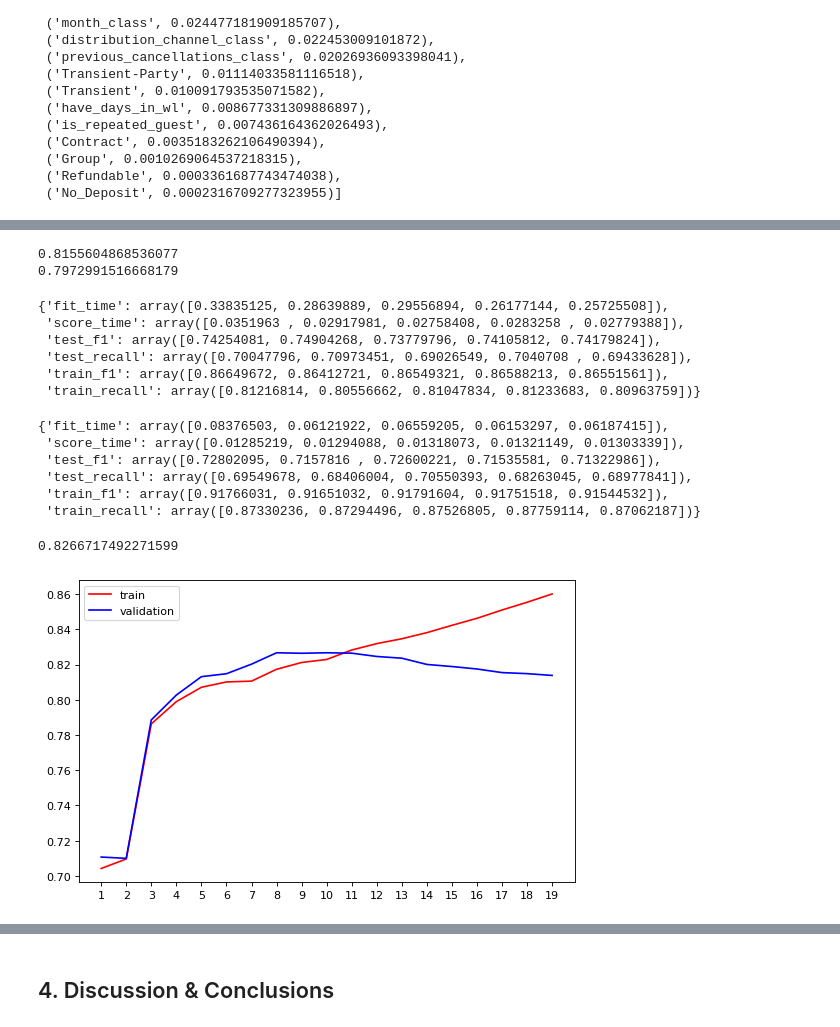
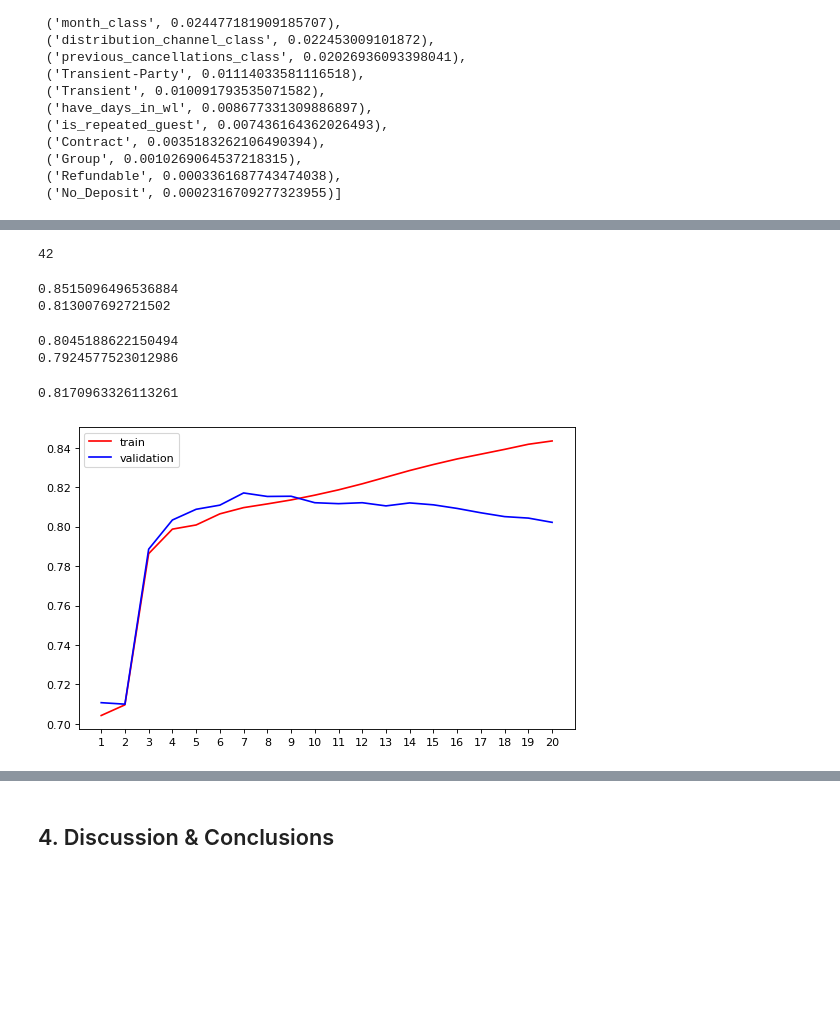
Before and after one commit to AngeloYin0826/MLP_project2, a Jupyter notebook: proj2.ipynb, the cells around one changed output, grey strips where cells are left out. Saved outputs shown, nothing was run; the diff lists cells and outputs as text; code cells hidden in the pictures; blank space fills up the shorter version.

Commit message:
graph to be plotted

```diff
--- a/proj2.ipynb
+++ b/proj2.ipynb
@@ -609,6 +589,7 @@ Index(['mean_fit_time', 'std_fit_time', 'mean_score_time', 'std_score_time',
 # %% [markdown]
 ### 3.x Decision Tree
 # %%
-clf = DecisionTreeClassifier(random_state=42, max_depth = 11)
+# initial model
+clf = DecisionTreeClassifier(random_state=42)
 clf.fit(X_train, y_train)
 # %% [output]
@@ -686,6 +657,19 @@ print(clf.score(X_valid, y_valid))
+# %%
+clf2 = DecisionTreeClassifier(random_state=42)
+clf2.fit(X_train2, y_train2)
+
+print(clf2.get_depth())
+# %% [output]
+42
+# %%
+print(clf2.score(X_train2, y_train2))
+print(clf2.score(X_valid2, y_valid2))
+# %% [output]
+0.8515096496536884
+0.813007692721502
 # %%
-print(cross_val_score(clf, X_train, y_train, cv = 5).mean())
-print(cross_val_score(clf, X_valid, y_valid, cv = 5).mean())
+print(cross_val_score(clf2, X_train2, y_train2, cv = 5).mean())
+print(cross_val_score(clf2, X_valid2, y_valid2, cv = 5).mean())
 # %% [output]
-0.8155604868536077
-0.7972991516668179
+0.8045188622150494
+0.7924577523012986
@@ -695,39 +676,25 @@ scores_valid = cross_validate(clf, X_valid, y_valid, cv = 5, scoring=('f1', 'rec
-# %%
-scores_train
-# %% [output]
-{'fit_time': array([0.33835125, 0.28639889, 0.29556894, 0.26177144, 0.25725508]),
- 'score_time': array([0.0351963 , 0.02917981, 0.02758408, 0.0283258 , 0.02779388]),
- 'test_f1': array([0.74254081, 0.74904268, 0.73779796, 0.74105812, 0.74179824]),
- 'test_recall': array([0.70047796, 0.70973451, 0.69026549, 0.7040708 , 0.69433628]),
- 'train_f1': array([0.86649672, 0.86412721, 0.86549321, 0.86588213, 0.86551561]),
- 'train_recall': array([0.81216814, 0.80556662, 0.81047834, 0.81233683, 0.80963759])}
-# %%
-scores_valid
-# %% [output]
-{'fit_time': array([0.08376503, 0.06121922, 0.06559205, 0.06153297, 0.06187415]),
- 'score_time': array([0.01285219, 0.01294088, 0.01318073, 0.01321149, 0.01303339]),
- 'test_f1': array([0.72802095, 0.7157816 , 0.72600221, 0.71535581, 0.71322986]),
- 'test_recall': array([0.69549678, 0.68406004, 0.70550393, 0.68263045, 0.68977841]),
- 'train_f1': array([0.91766031, 0.91651032, 0.91791604, 0.91751518, 0.91544532]),
- 'train_recall': array([0.87330236, 0.87294496, 0.87526805, 0.87759114, 0.87062187])}
 # %%
+# have a look at the influence of the hyper parameter `max_depth`
+
 tr = []
 te = []
-for i in range(19):
-  clf = DecisionTreeClassifier(random_state = 42, max_depth = i+1, criterion = "entropy")
-  clf = clf.fit(X_train, y_train)
-  score_tr = clf.score(X_train, y_train)
-  score_te = cross_val_score(clf, X_valid, y_valid, cv = 5).mean()
-  tr.append(score_tr)
-  te.append(score_te)
+for i in range(20):
+    clf = DecisionTreeClassifier(random_state = 42, max_depth = i+1, criterion = "entropy")
+    clf = clf.fit(X_train2, y_train2)
+
+    score_tr = clf.score(X_train2, y_train2)
+    score_te = cross_val_score(clf, X_valid2, y_valid2, cv = 5).mean()
+
+    tr.append(score_tr)
+    te.append(score_te)
 
 print(max(te))
-plt.plot(range(1, 20), tr, color = "red", label = "train")
-plt.plot(range(1, 20), te, color = "blue", label = "validation")
-plt.xticks(range(1, 20))
+plt.plot(range(1, 21), tr, color = "red", label = "train")
+plt.plot(range(1, 21), te, color = "blue", label = "validation")
+plt.xticks(range(1, 21))
 plt.legend()
 plt.show()
 # %% [output]
-0.8266717492271599
+0.8170963326113261
-[figure, old version]
+[figure, new version]
 # %%
```
Also changed, not shown: parts of 36 cells of this notebook.
